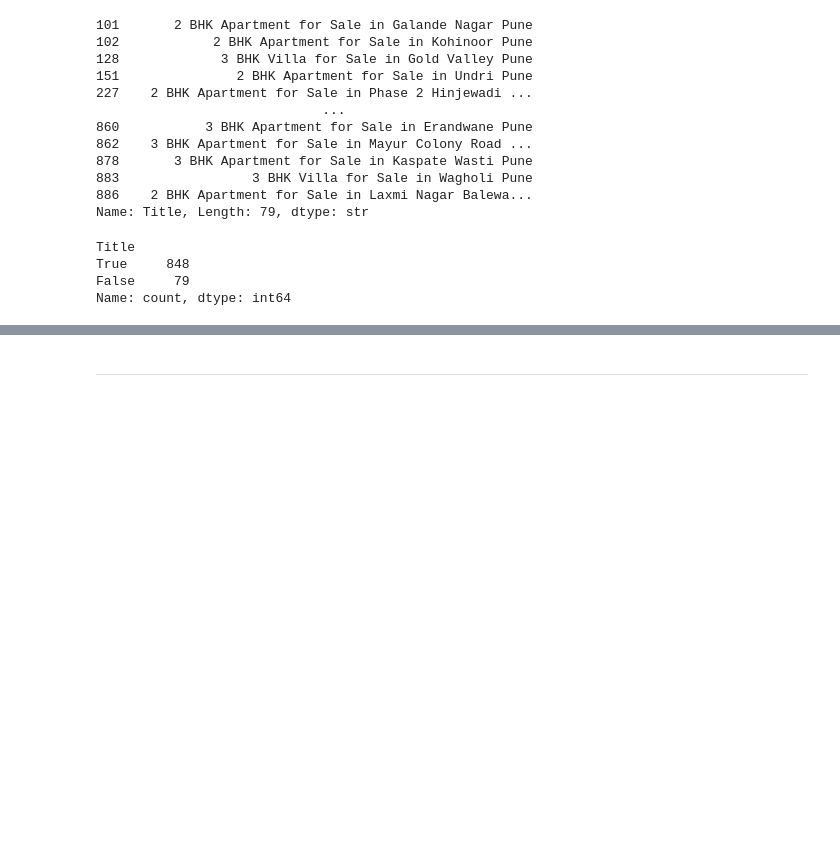
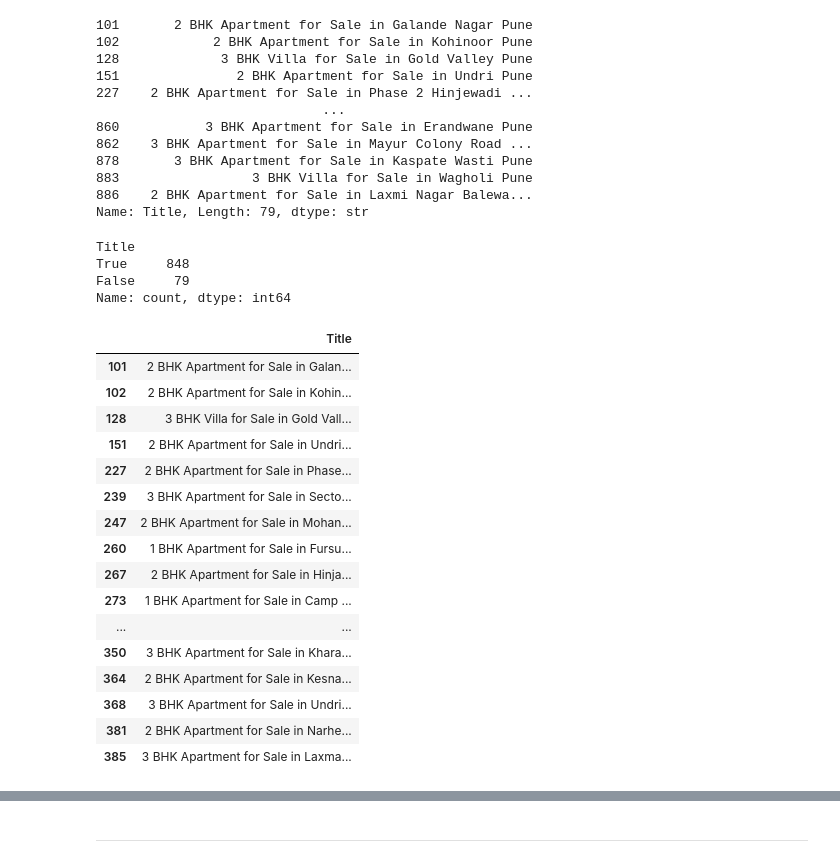
Before and after one commit to Omkesh-Bash/pune-real-estate-data-cleaning, a Jupyter notebook: notebooks/Pune_Real_Estate_Data_Cleaning.ipynb, the cells around one changed output, grey strips where cells are left out. Drawn from its saved outputs; the diff is of its cells as text; code cells hidden in the pictures; blank space fills up the shorter version.

```diff
--- a/notebooks/Pune_Real_Estate_Data_Cleaning.ipynb
+++ b/notebooks/Pune_Real_Estate_Data_Cleaning.ipynb
@@ -1820,3 +1820,29 @@ Title
 True     848
 False     79
 Name: count, dtype: int64
+# %%
+with pd.option_context("display.max_colwidth", None):
+    display(
+        real_estate.loc[
+            ~real_estate["Title"].str.contains(",", regex=False),
+            ["Title"]
+        ].head(20)
+    )
+# %% [output]
+|  | Title |
+| 101 | 2 BHK Apartment for Sale in Galan... |
+| 102 | 2 BHK Apartment for Sale in Kohin... |
+| 128 | 3 BHK Villa for Sale in Gold Vall... |
+| 151 | 2 BHK Apartment for Sale in Undri... |
+| 227 | 2 BHK Apartment for Sale in Phase... |
+| 239 | 3 BHK Apartment for Sale in Secto... |
+| 247 | 2 BHK Apartment for Sale in Mohan... |
+| 260 | 1 BHK Apartment for Sale in Fursu... |
+| 267 | 2 BHK Apartment for Sale in Hinja... |
+| 273 | 1 BHK Apartment for Sale in Camp ... |
+| ... | ... |
+| 350 | 3 BHK Apartment for Sale in Khara... |
+| 364 | 2 BHK Apartment for Sale in Kesna... |
+| 368 | 3 BHK Apartment for Sale in Undri... |
+| 381 | 2 BHK Apartment for Sale in Narhe... |
+| 385 | 3 BHK Apartment for Sale in Laxma... |
```
Also changed, not shown: parts of 36 cells of this notebook, 1 other file.
